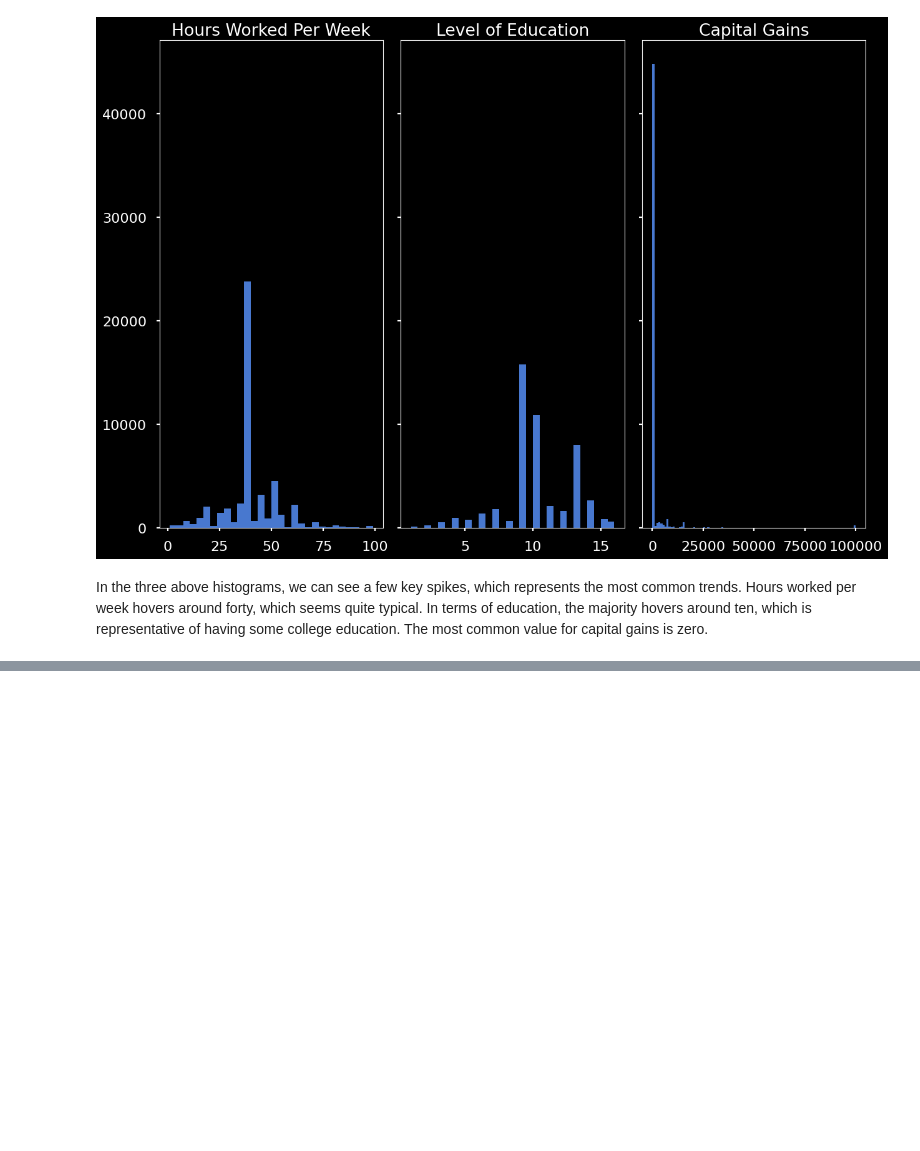
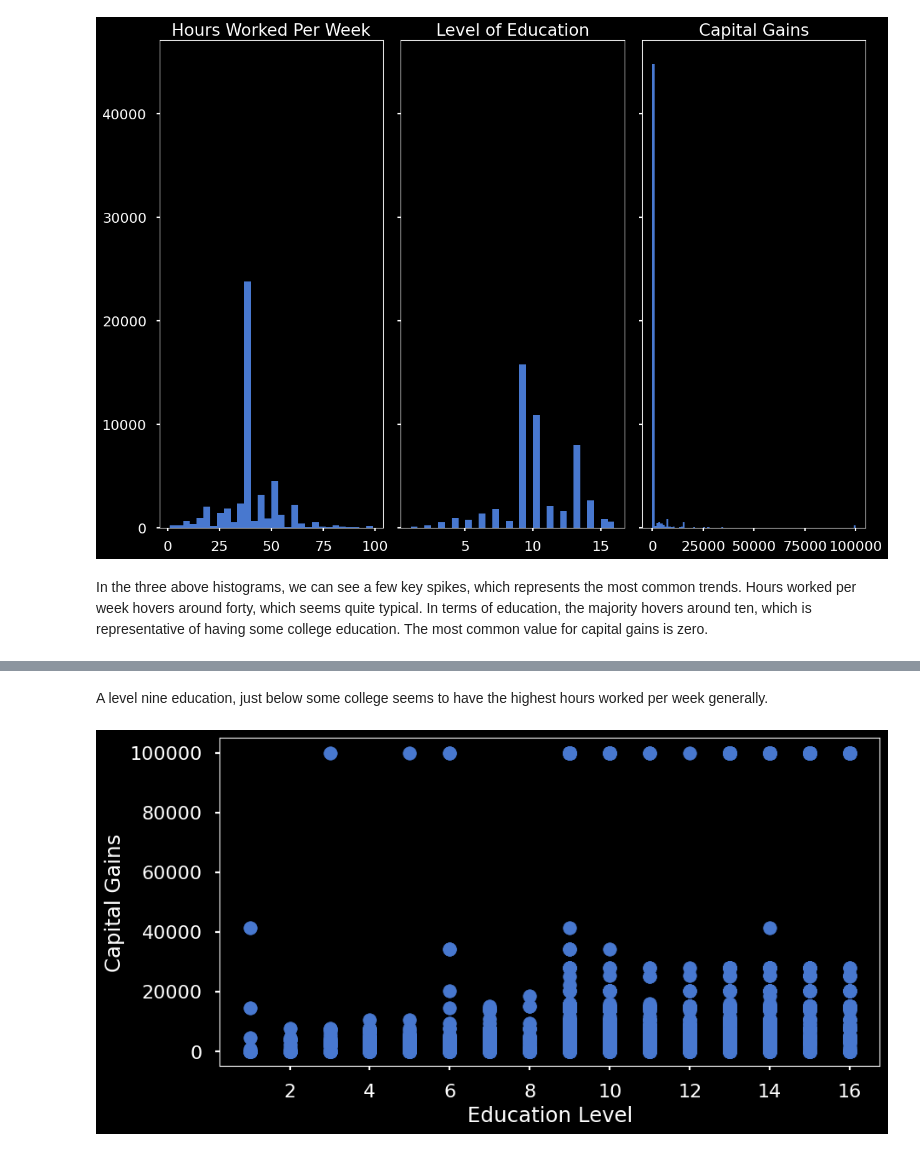
Before and after one commit to JamisonHunter/Adult-Income-Prediction, a Jupyter notebook: adult_income_prediction_j_hunter.ipynb, the cells around one changed output, grey strips where cells are left out. Drawn from its saved outputs; the diff is of its cells as text; code cells hidden in the pictures; blank space fills up the shorter version.

```diff
--- a/adult_income_prediction_j_hunter.ipynb
+++ b/adult_income_prediction_j_hunter.ipynb
@@ -317,0 +328,8 @@ In the three above histograms, we can see a few key spikes, which represents the
+# %% [markdown]
+A level nine education, just below some college seems to have the highest hours worked per week generally.
+# %%
+fig, ax = plt.subplots(figsize=(10,5))
+ax.scatter(education, capital);
+ax.set(xlabel='Education Level', ylabel='Capital Gains');
+# %% [output]
+[figure, added]
```
Also changed, not shown: parts of 1 cell of this notebook.
